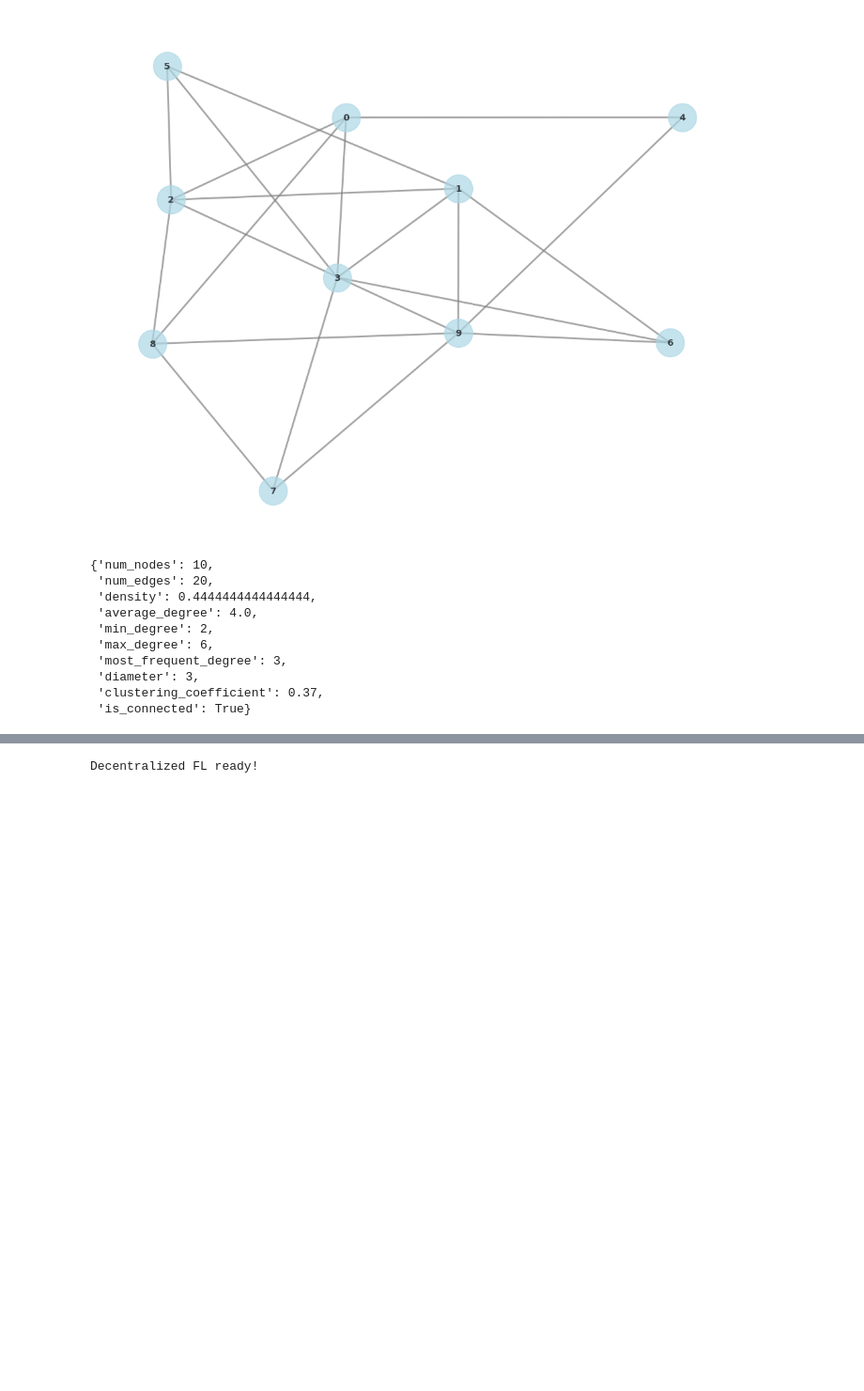
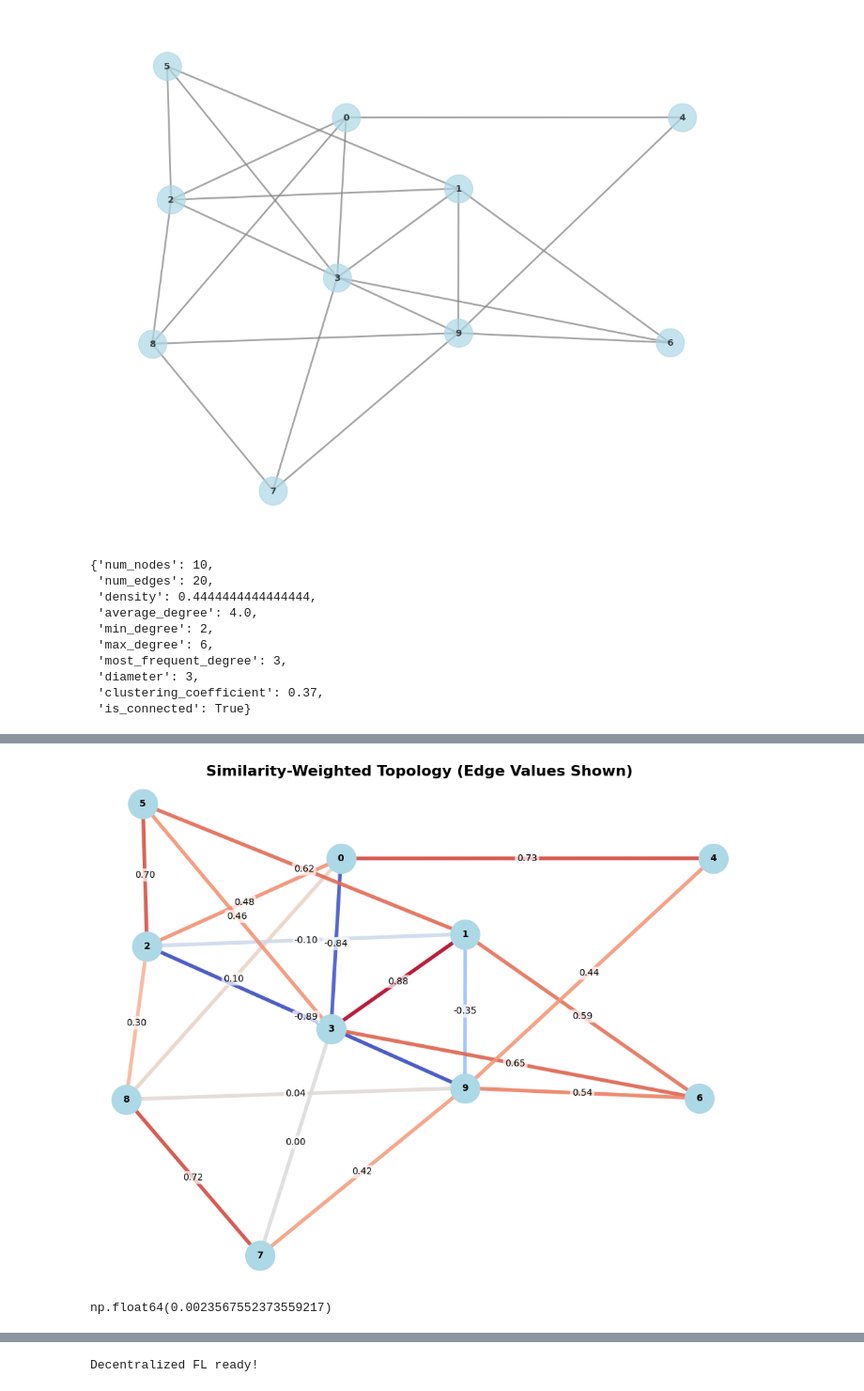
Before and after one commit to Bulbatronik/icsp-gfl, a Jupyter notebook: network.ipynb, the cells around one changed output, grey strips where cells are left out. Shown: that part at 94% size. Drawn from its saved outputs; the diff is of its cells as text; code cells hidden in the pictures; blank space fills up the shorter version.

```diff
--- a/network.ipynb
+++ b/network.ipynb
@@ -606,0 +697,5 @@ Data ready: 10 clients, 6000 samples each
+# %%
+# Compute similarity between clients based on their embeddings
+from sklearn.metrics.pairwise import cosine_similarity
+similarity_matrix = cosine_similarity(node_embeddings)
+similarity_matrix
@@ -606,0 +723,3 @@ Data ready: 10 clients, 6000 samples each
+# %%
+A = nx.adjacency_matrix(G).toarray()
+A
@@ -606,0 +737,58 @@ Data ready: 10 clients, 6000 samples each
+# %%
+# Plot topology, weighting links by highlighting similar nodes through links color
+A_tilde = A * similarity_matrix
+
+plt.figure(figsize=(10, 8))
+pos = nx.spring_layout(G, seed=42)
+
+# Replace the adjacency matrix with the weighted one
+G_weighted = nx.from_numpy_array(A_tilde)
+
+# Get edge weights for coloring
+edges, weights = zip(*nx.get_edge_attributes(G_weighted, 'weight').items())
+
+# Normalize weights for colormap
+norm = plt.Normalize(vmin=min(weights), vmax=max(weights))
+cmap = plt.cm.coolwarm
+edge_colors = [cmap(norm(w)) for w in weights]
+
+# Draw the network with colored edges and increased width
+#nx.draw(G_weighted, pos,
+#        with_labels=True,
+#        node_color='lightblue',
+#        node_size=1000,
+#        font_size=10,
+#        font_weight='bold',
+#        edgelist=edges,
+#        edge_color=edge_colors,
+#        width=4,
+#        alpha=0.9)
+#
+#plt.title("Similarity-Weighted Topology", fontsize=16, fontweight='bold')
+#plt.axis('off')
+#plt.tight_layout()
+#plt.show()
+# Show edge similarity values alongside colored links
+for (i, j), w, color in zip(edges, weights, edge_colors):
+        x0, y0 = pos[i]
+        x1, y1 = pos[j]
+        plt.plot([x0, x1], [y0, y1], color=color, linewidth=4, alpha=0.9)
+        # Place similarity value at midpoint of edge
+        xm, ym = (x0 + x1) / 2, (y0 + y1) / 2
+        plt.text(xm, ym, f"{w:.2f}", color='black', fontsize=10, ha='center', va='center', bbox=dict(facecolor='white', edgecolor='none', alpha=0.7, boxstyle='round,pad=0.2'))
+
+# Redraw nodes and labels on top
+nx.draw_networkx_nodes(G_weighted, pos, node_color='lightblue', node_size=1000)
+nx.draw_networkx_labels(G_weighted, pos, font_size=10, font_weight='bold')
+
+plt.title("Similarity-Weighted Topology (Edge Values Shown)", fontsize=16, fontweight='bold')
+plt.axis('off')
+plt.tight_layout()
+plt.show()
+# %% [output]
+[figure, added]
+# %%
+# Get weight of a link {2-3}
+A_tilde[3, 7]
+# %% [output]
+np.float64(0.0023567552373559217)
```
Also changed, not shown: parts of 14 cells of this notebook.
